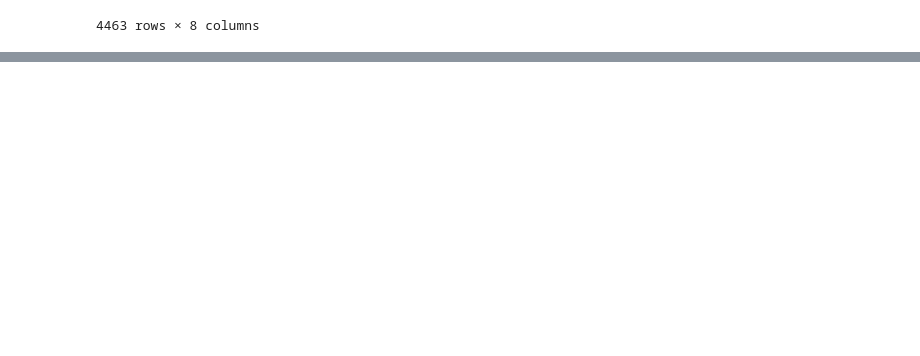
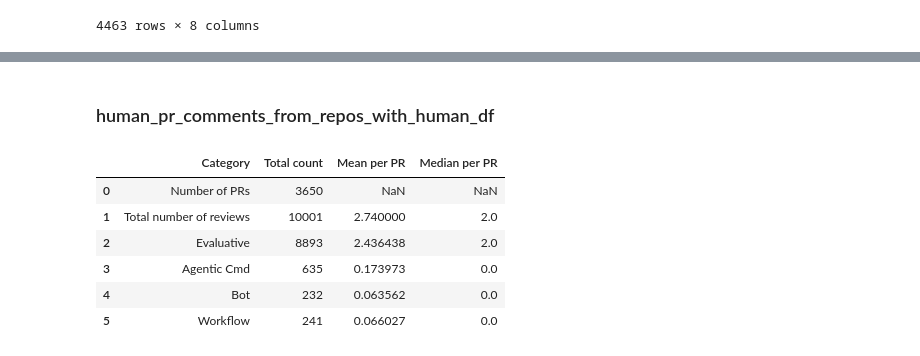
Before and after one commit to ncusi/reviewing-ai-generated-prs-ease2026-short, a Jupyter notebook: RQ2.ipynb, the cells around one changed output, grey strips where cells are left out. Drawn from its saved outputs; the diff is of its cells as text; code cells hidden in the pictures; blank space fills up the shorter version.

```diff
--- a/RQ2.ipynb
+++ b/RQ2.ipynb
@@ -687,0 +752,65 @@ pr_comments_from_repos_with_human_df[pr_comments_from_repos_with_human_df['rev_t
+# %% [markdown]
+### human_pr_comments_from_repos_with_human_df
+# %%
+num_pr = len(human_pr_comments_from_repos_with_human_df["pr_id"].unique())
+total_reviews = len(human_pr_comments_from_repos_with_human_df)
+
+reviews_per_pr = human_pr_comments_from_repos_with_human_df.groupby("pr_id").size()
+mean_reviews = reviews_per_pr.mean()
+median_reviews = reviews_per_pr.median()
+
+rev_counts = human_pr_comments_from_repos_with_human_df["rev_type"].value_counts()
+
+category_per_pr = (
+    human_pr_comments_from_repos_with_human_df.groupby(["pr_id", "rev_type"])
+               .size()
+               .unstack(fill_value=0)
+)
+
+mean_per_category = category_per_pr.mean()
+median_per_category = category_per_pr.median()
+# %%
+summary_table_human_repos_with_human = pd.DataFrame({
+    "Category": [
+        "Number of PRs",
+        "Total number of reviews",
+        "Evaluative",
+        "Agentic Cmd",
+        "Bot",
+        "Workflow",
+    ],
+    "Total count": [
+        num_pr,
+        total_reviews,
+        rev_counts.get("review", 0),
+        rev_counts.get("agentic_cmd", 0),
+        rev_counts.get("bot", 0),
+        rev_counts.get("workflow", 0),
+    ],
+    "Mean per PR": [
+        None,
+        mean_reviews,
+        mean_per_category.get("review", 0),
+        mean_per_category.get("agentic_cmd", 0),
+        mean_per_category.get("bot", 0),
+        mean_per_category.get("workflow", 0),
+    ],
+    "Median per PR": [
+        None,
+        median_reviews,
+        median_per_category.get("review", 0),
+        median_per_category.get("agentic_cmd", 0),
+        median_per_category.get("bot", 0),
+        median_per_category.get("workflow", 0),
+    ]
+})
+
+summary_table_human_repos_with_human
+# %% [output]
+|  | Category | Total count | Mean per PR | Median per PR |
+| 0 | Number of PRs | 3650 | NaN | NaN |
+| 1 | Total number of reviews | 10001 | 2.740000 | 2.0 |
+| 2 | Evaluative | 8893 | 2.436438 | 2.0 |
+| 3 | Agentic Cmd | 635 | 0.173973 | 0.0 |
+| 4 | Bot | 232 | 0.063562 | 0.0 |
+| 5 | Workflow | 241 | 0.066027 | 0.0 |
```
Also changed, not shown: parts of 10 cells of this notebook, 1 other file.
